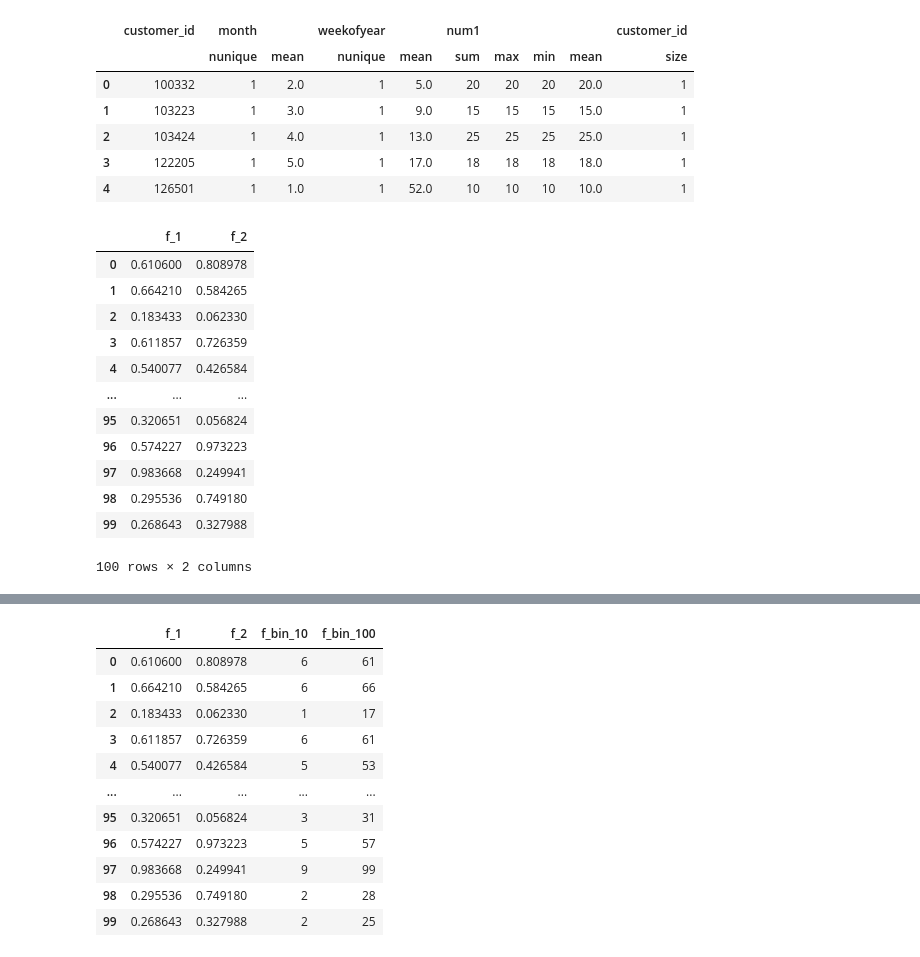
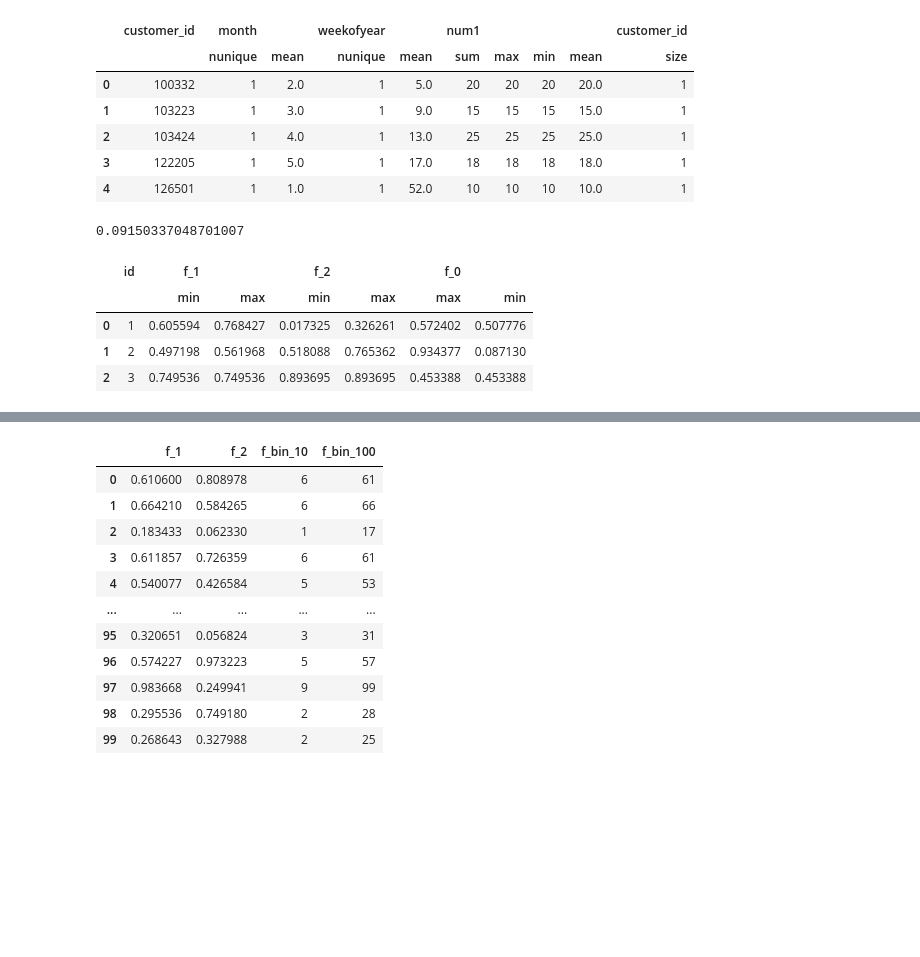
Before and after one commit to davidliu52/ml_learning, a Jupyter notebook: textbook.ipynb, the cells around one changed output, grey strips where cells are left out. Saved outputs shown, nothing was run; the diff lists cells and outputs as text; code cells hidden in the pictures; blank space fills up the shorter version.

```diff
--- a/textbook.ipynb
+++ b/textbook.ipynb
@@ -599,24 +599,30 @@ import numpy as np
 # generate a random dataframe with
 # 2 columns and 100 rows
 df = pd.DataFrame(
-    np.random.rand(100, 2),
-    columns=[f"f_{i}" for i in range(1, 3)]
+    np.random.rand(5, 3),
+    columns=[f"f_{i}" for i in range(0, 3)]
 )
-df
+df['id']=pd.DataFrame([1,1,2,2,3])
+df.f_0.var()
 # %% [output]
-|  | f_1 | f_2 |
-| 0 | 0.610600 | 0.808978 |
-| 1 | 0.664210 | 0.584265 |
-| 2 | 0.183433 | 0.062330 |
-| 3 | 0.611857 | 0.726359 |
-| 4 | 0.540077 | 0.426584 |
-| ... | ... | ... |
-| 95 | 0.320651 | 0.056824 |
-| 96 | 0.574227 | 0.973223 |
-| 97 | 0.983668 | 0.249941 |
-| 98 | 0.295536 | 0.749180 |
-| 99 | 0.268643 | 0.327988 |
-100 rows × 2 columns
+0.09150337048701007
+# %%
+testaggs = {}
+    # for aggregation by month, we calculate the
+    # number of unique month values and also the mean
+testaggs['f_1'] = ['min', 'max']
+testaggs['f_2'] = ['min', 'max']
+testaggs['f_0'] = ['max', 'min']
+
+testaggs_df = df.groupby('id').agg(testaggs)
+testaggs_df = testaggs_df.reset_index()
+testaggs_df
+# %% [output]
+|  | id | f_1 |  | f_2 |  | f_0 |  |
+|  |  | min | max | min | max | max | min |
+| 0 | 1 | 0.605594 | 0.768427 | 0.017325 | 0.326261 | 0.572402 | 0.507776 |
+| 1 | 2 | 0.497198 | 0.561968 | 0.518088 | 0.765362 | 0.934377 | 0.087130 |
+| 2 | 3 | 0.749536 | 0.749536 | 0.893695 | 0.893695 | 0.453388 | 0.453388 |
 # %%
 from sklearn import preprocessing
 pf = preprocessing.PolynomialFeatures(
```
Also changed, not shown: parts of 4 cells of this notebook.
